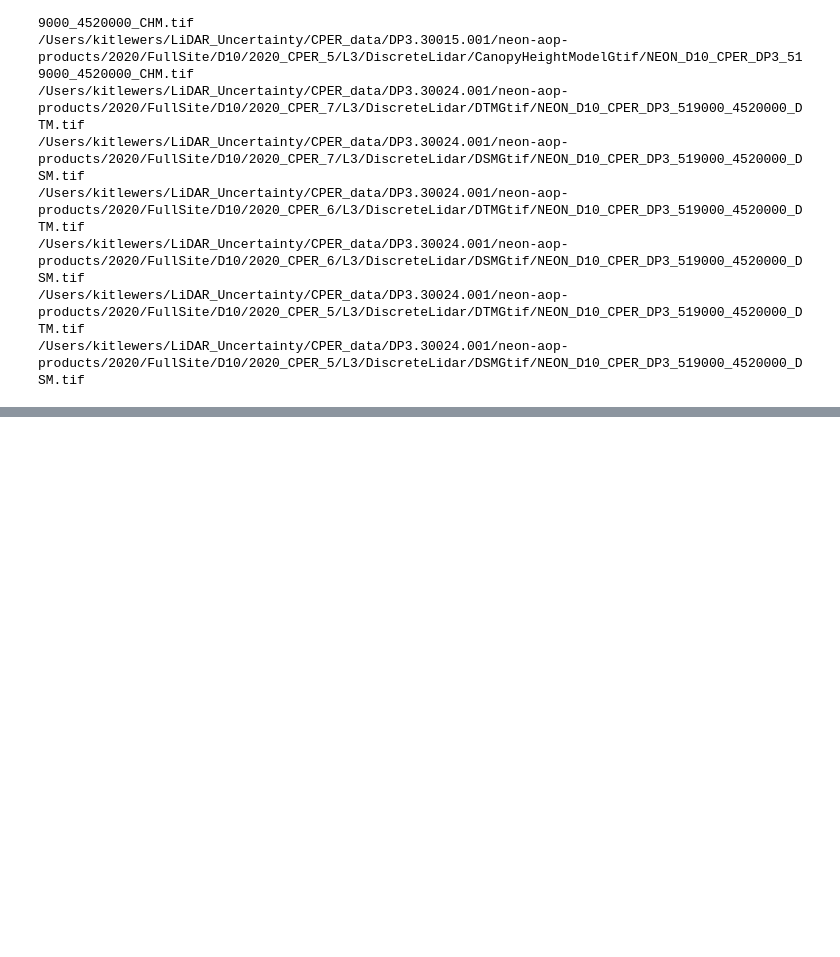
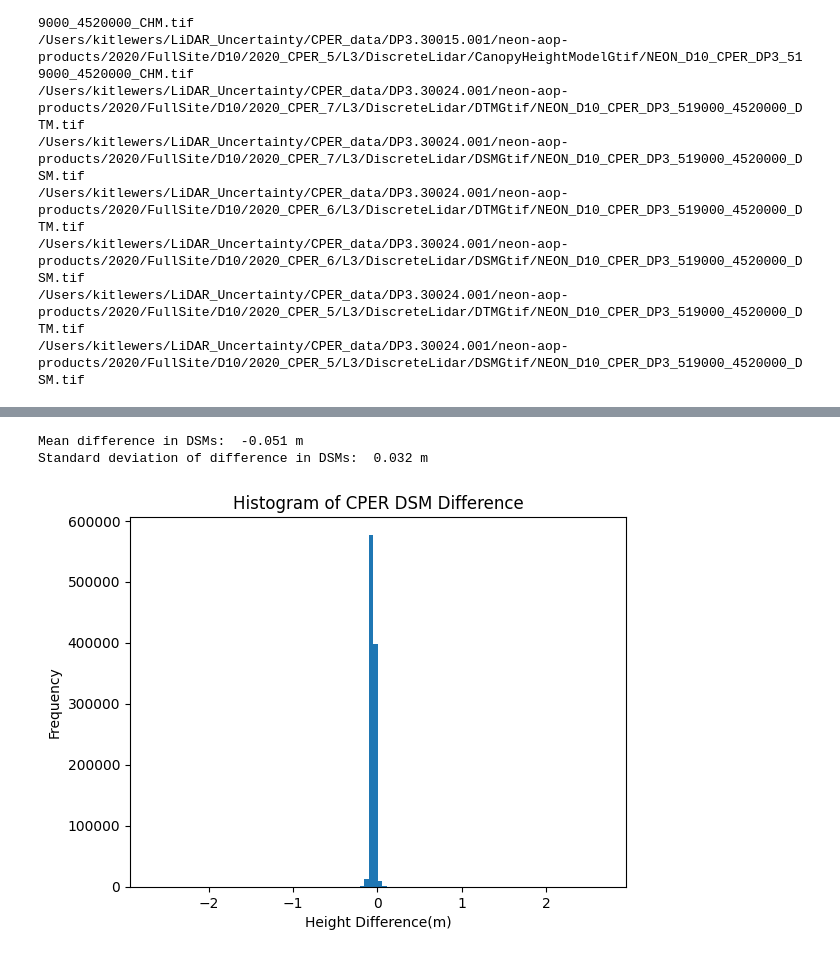
Before and after one commit to kllewers/May_NEON_Ambassador_Tutorial, a Jupyter notebook: code/CPER_LiDAR.ipynb, the cells around one changed output, grey strips where cells are left out. Cells and saved outputs as stored; diff of their text form; code cells hidden in the pictures; blank space fills up the shorter version.

```diff
--- a/code/CPER_LiDAR.ipynb
+++ b/code/CPER_LiDAR.ipynb
@@ -53,0 +99,20 @@ list_files(dem_dir)
+# %%
+dsm1_data = dsm1_dataset.read(1)
+dsm2_data = dsm2_dataset.read(1)
+diff_dsm_array = np.subtract(dsm1_data,dsm2_data)
+# %%
+diff_dsm_array_mean = np.mean(diff_dsm_array)
+diff_dsm_array_std = np.std(diff_dsm_array)
+print('Mean difference in DSMs: ',round(diff_dsm_array_mean,3),'m')
+print('Standard deviation of difference in DSMs: ',round(diff_dsm_array_std,3),'m')
+# %% [output]
+Mean difference in DSMs:  -0.051 m
+Standard deviation of difference in DSMs:  0.032 m
+# %%
+plt.figure()
+plt.hist(diff_dsm_array.flatten(),100)
+plt.title('Histogram of CPER DSM Difference')
+plt.xlabel('Height Difference(m)'); plt.ylabel('Frequency')
+plt.show()
+# %% [output]
+[figure, added]
```
Also changed, not shown: parts of 15 cells of this notebook.
